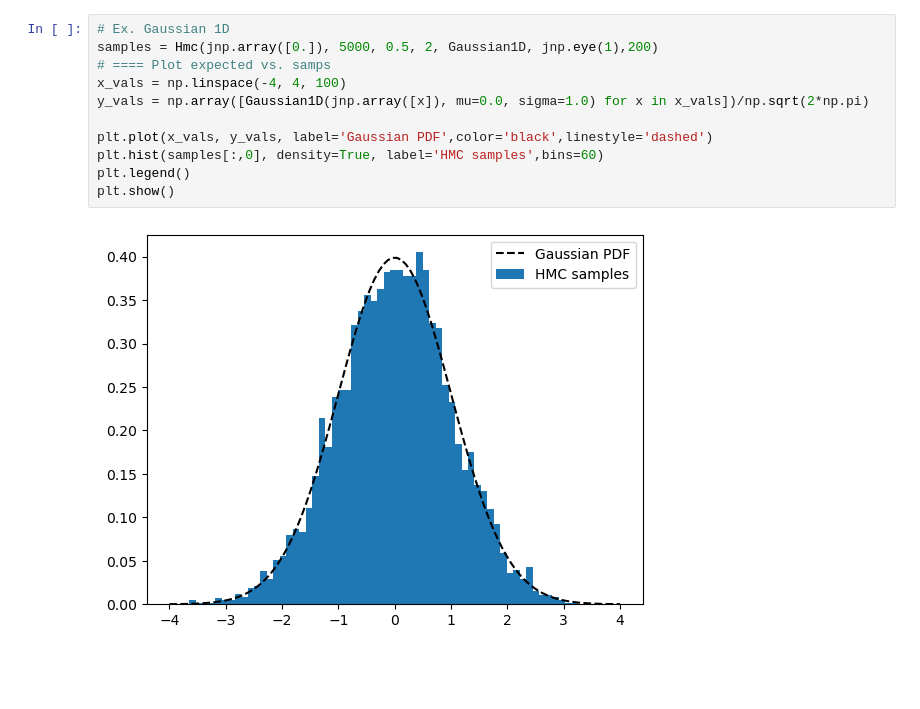
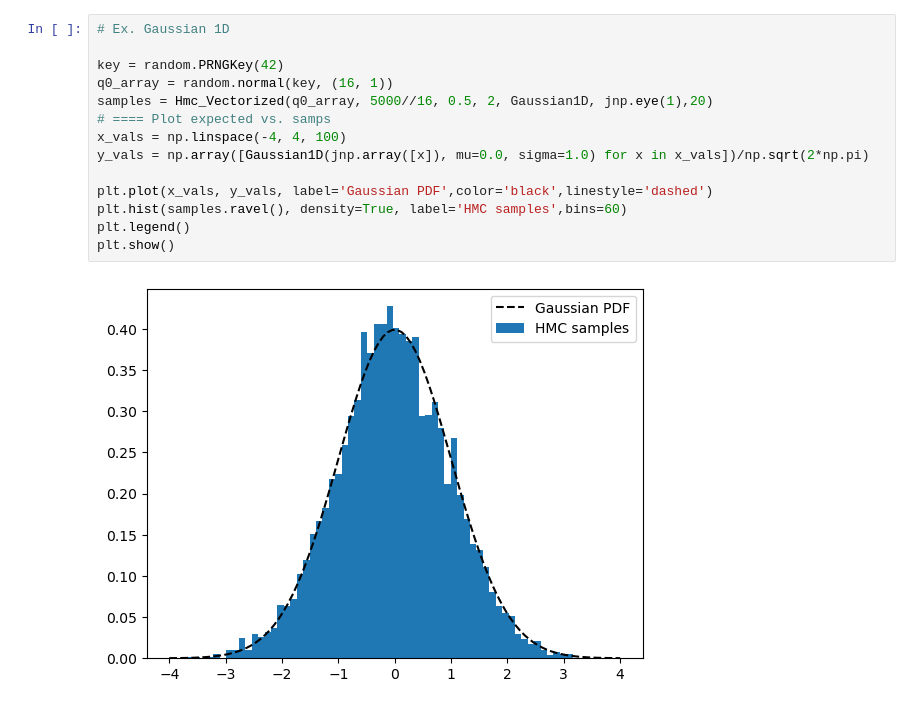
Before and after one commit to ua-2025q3-astr501-513/p1-the-physics-team, a Jupyter notebook: test.ipynb, the cells around one changed output. Drawn from its saved outputs; the diff is of its cells as text; blank space fills up the shorter version.

Commit message:
Got a vectorized version of HMC. Still need to document/comment it.

```diff
--- a/test.ipynb
+++ b/test.ipynb
@@ -11,13 +30,16 @@ names = [r'$x$',r'$y$']
 # %%
 # Ex. Gaussian 1D
-samples = Hmc(jnp.array([0.]), 5000, 0.5, 2, Gaussian1D, jnp.eye(1),200)
+
+key = random.PRNGKey(42)
+q0_array = random.normal(key, (16, 1))
+samples = Hmc_Vectorized(q0_array, 5000//16, 0.5, 2, Gaussian1D, jnp.eye(1),20)
 # ==== Plot expected vs. samps
 x_vals = np.linspace(-4, 4, 100)
 y_vals = np.array([Gaussian1D(jnp.array([x]), mu=0.0, sigma=1.0) for x in x_vals])/np.sqrt(2*np.pi)
 
 plt.plot(x_vals, y_vals, label='Gaussian PDF',color='black',linestyle='dashed')
-plt.hist(samples[:,0], density=True, label='HMC samples',bins=60)
+plt.hist(samples.ravel(), density=True, label='HMC samples',bins=60)
 plt.legend()
 plt.show()
 # %% [output]
-[figure, old version]
+[figure, new version]
```
Also changed, not shown: parts of 8 cells of this notebook, 1 other file.
